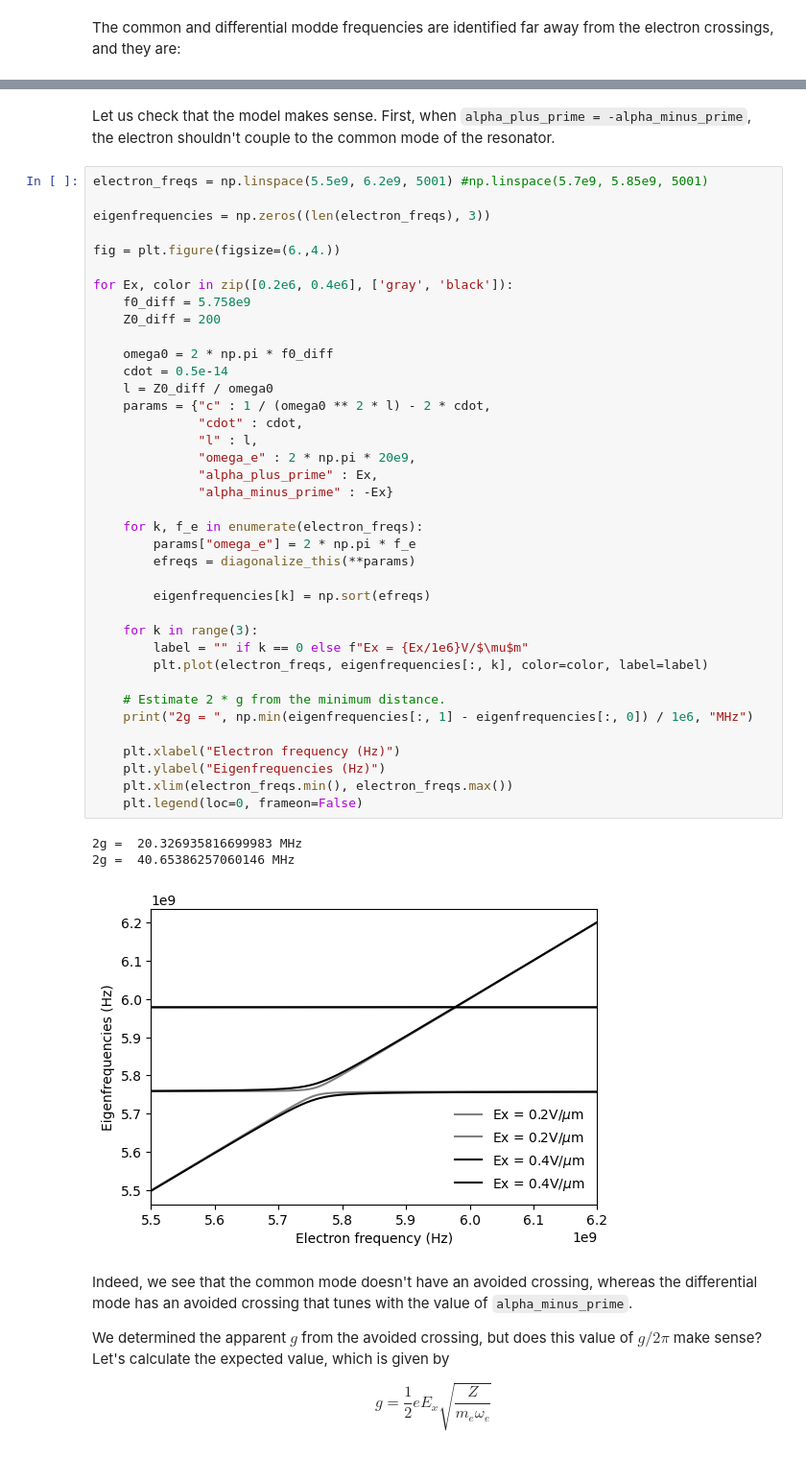
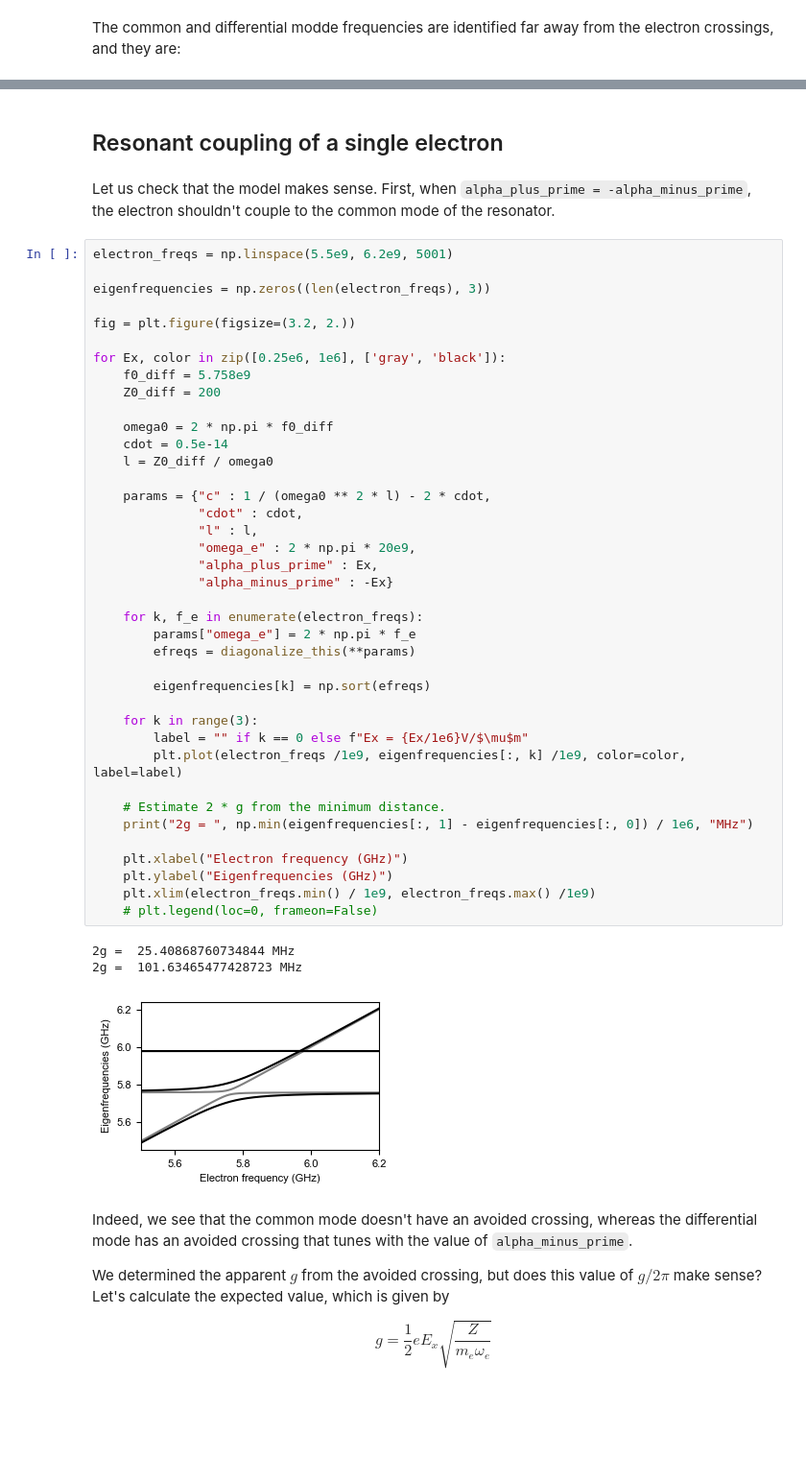
Before and after one commit to gkoolstra/quantum_electron, a Jupyter notebook: examples/98_electron_capacitance.ipynb, the cells around one changed output, grey strips where cells are left out. Shown at 96% size. Cells and saved outputs as stored; diff of their text form; blank space fills up the shorter version.

```diff
--- a/examples/98_electron_capacitance.ipynb
+++ b/examples/98_electron_capacitance.ipynb
@@ -194,47 +188,50 @@ Common mode: 5.978 GHz, Differential mode: 5.758 GHz
+# %% [markdown]
+## Resonant coupling of a single electron
 # %% [markdown]
 Let us check that the model makes sense. First, when `alpha_plus_prime = -alpha_minus_prime`, the electron shouldn't couple to the common mode of the resonator.
 # %%
-electron_freqs = np.linspace(5.5e9, 6.2e9, 5001) #np.linspace(5.7e9, 5.85e9, 5001)
+electron_freqs = np.linspace(5.5e9, 6.2e9, 5001)
 
 eigenfrequencies = np.zeros((len(electron_freqs), 3))
 
-fig = plt.figure(figsize=(6.,4.))
+fig = plt.figure(figsize=(3.2, 2.))
 
-for Ex, color in zip([0.2e6, 0.4e6], ['gray', 'black']):
+for Ex, color in zip([0.25e6, 1e6], ['gray', 'black']):
     f0_diff = 5.758e9
     Z0_diff = 200
 
     omega0 = 2 * np.pi * f0_diff
     cdot = 0.5e-14
     l = Z0_diff / omega0
+
     params = {"c" : 1 / (omega0 ** 2 * l) - 2 * cdot,
               "cdot" : cdot,
               "l" : l,
               "omega_e" : 2 * np.pi * 20e9,
               "alpha_plus_prime" : Ex,
               "alpha_minus_prime" : -Ex}
 
     for k, f_e in enumerate(electron_freqs):
         params["omega_e"] = 2 * np.pi * f_e
         efreqs = diagonalize_this(**params)
 
         eigenfrequencies[k] = np.sort(efreqs)
 
     for k in range(3):
         label = "" if k == 0 else f"Ex = {Ex/1e6}V/$\mu$m"
-        plt.plot(electron_freqs, eigenfrequencies[:, k], color=color, label=label)
+        plt.plot(electron_freqs /1e9, eigenfrequencies[:, k] /1e9, color=color, label=label)
 
     # Estimate 2 * g from the minimum distance.
     print("2g = ", np.min(eigenfrequencies[:, 1] - eigenfrequencies[:, 0]) / 1e6, "MHz")
 
-    plt.xlabel("Electron frequency (Hz)")
-    plt.ylabel("Eigenfrequencies (Hz)")
-    plt.xlim(electron_freqs.min(), electron_freqs.max())
-    plt.legend(loc=0, frameon=False)
+    plt.xlabel("Electron frequency (GHz)")
+    plt.ylabel("Eigenfrequencies (GHz)")
+    plt.xlim(electron_freqs.min() / 1e9, electron_freqs.max() /1e9)
+    # plt.legend(loc=0, frameon=False)
 # %% [output]
-2g =  20.326935816699983 MHz
-2g =  40.65386257060146 MHz
+2g =  25.40868760734844 MHz
+2g =  101.63465477428723 MHz
-[figure, old version]
+[figure, new version]
 # %% [markdown]
 Indeed, we see that the common mode doesn't have an avoided crossing, whereas the differential mode has an avoided crossing that tunes with the value of `alpha_minus_prime`.
 
```
Also changed, not shown: parts of 9 cells of this notebook, 2 other files.
